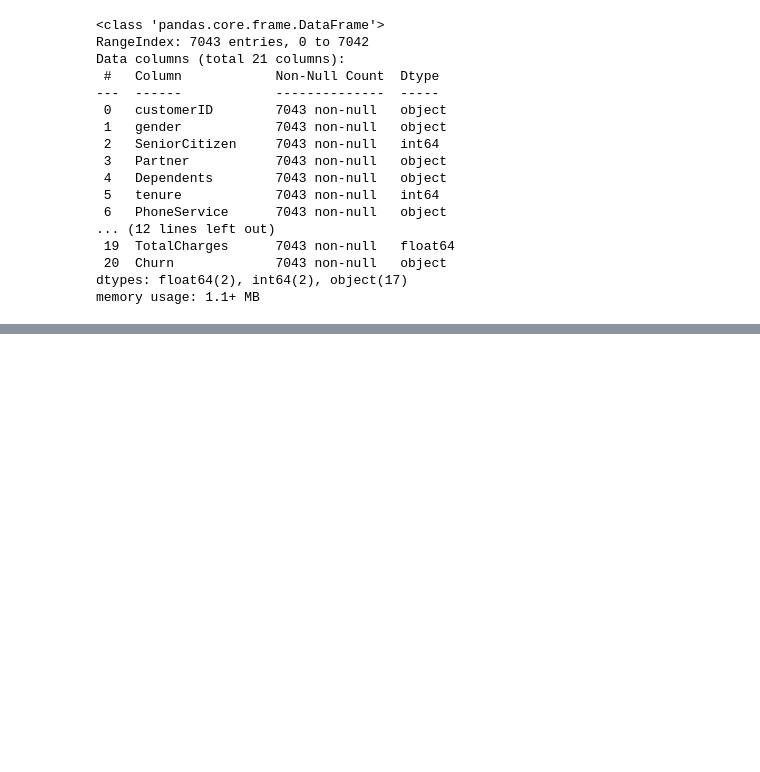
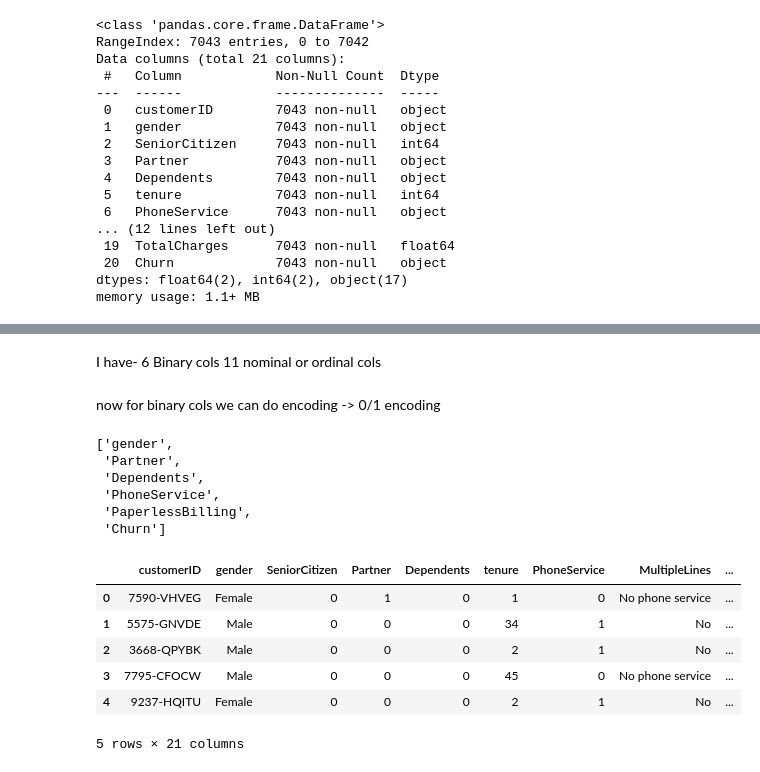
Before and after one commit to abhaychauhan2k3/PROJECT-4-ADVANCE-CHURN-CUSTOMER-PREDICTION, a Jupyter notebook: notebook/model.ipynb, the cells around one changed output, grey strips where cells are left out. Cells and saved outputs as stored; diff of their text form; code cells hidden in the pictures; blank space fills up the shorter version.

Commit message:
Binary Encoding done - Preprocessing

```diff
--- a/notebook/model.ipynb
+++ b/notebook/model.ipynb
@@ -152,0 +187,30 @@ memory usage: 1.1+ MB
+# %% [markdown]
+I have-
+6 Binary cols
+11 nominal or ordinal cols
+# %% [markdown]
+now for binary cols we can do encoding -> 0/1 encoding
+# %%
+binary_cols = df.select_dtypes(include = "object").columns[df.select_dtypes(include = "object").nunique() == 2].tolist()
+binary_cols
+# %% [output]
+['gender',
+ 'Partner',
+ 'Dependents',
+ 'PhoneService',
+ 'PaperlessBilling',
+ 'Churn']
+# %%
+mapping_dict = {'Yes' : 1 , 'No': 0}
+for column in binary_cols:
+    if(column != "gender"):
+        df[column] = df[column].map(mapping_dict)
+df.head()
+# %% [output]
+|  | customerID | gender | SeniorCitizen | Partner | Dependents | tenure | PhoneService | MultipleLines | ... |
+| 0 | 7590-VHVEG | Female | 0 | 1 | 0 | 1 | 0 | No phone service | ... |
+| 1 | 5575-GNVDE | Male | 0 | 0 | 0 | 34 | 1 | No | ... |
+| 2 | 3668-QPYBK | Male | 0 | 0 | 0 | 2 | 1 | No | ... |
+| 3 | 7795-CFOCW | Male | 0 | 0 | 0 | 45 | 0 | No phone service | ... |
+| 4 | 9237-HQITU | Female | 0 | 0 | 0 | 2 | 1 | No | ... |
+5 rows × 21 columns
```
Also changed, not shown: parts of 4 cells of this notebook.
